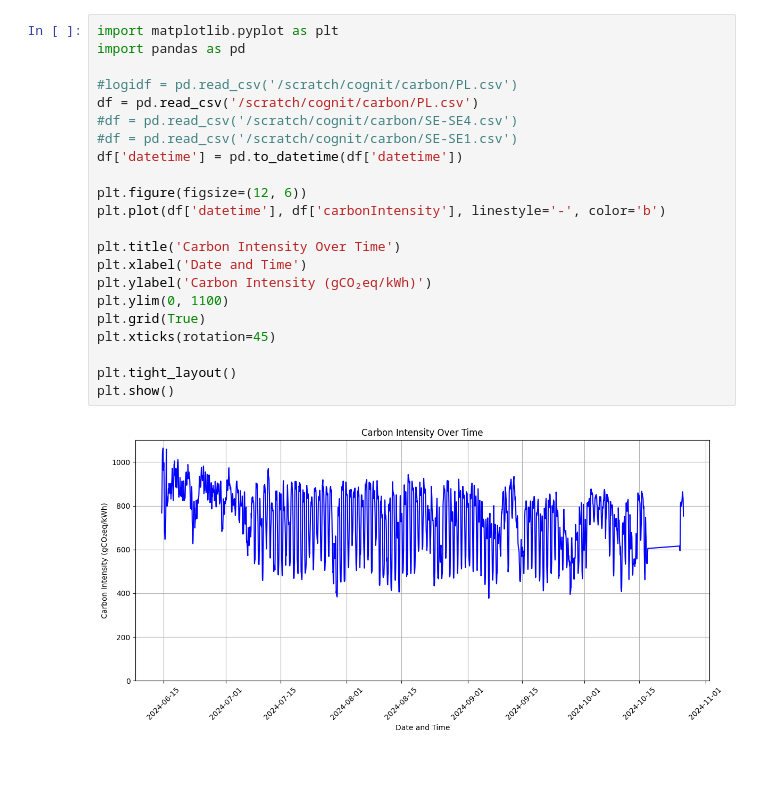
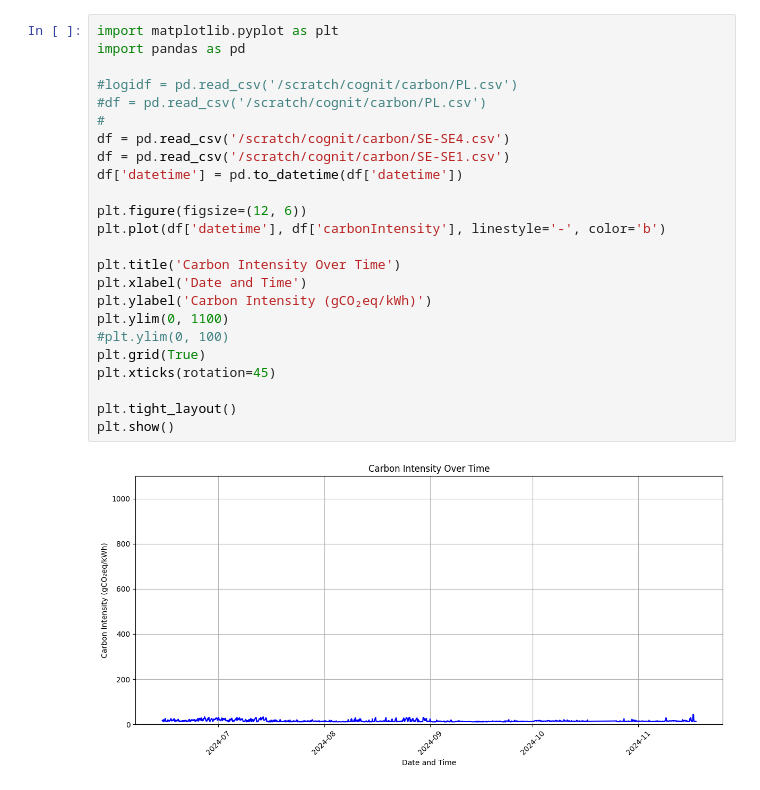
Before and after one commit to johankristianss/carbonsim, a Jupyter notebook: notebooks/PlotCarbonIntensity.ipynb, the cells around one changed output. Saved outputs shown, nothing was run; the diff lists cells and outputs as text.

```diff
--- a/notebooks/PlotCarbonIntensity.ipynb
+++ b/notebooks/PlotCarbonIntensity.ipynb
@@ -1,24 +1,26 @@
 # %%
 import matplotlib.pyplot as plt
 import pandas as pd
 
 #logidf = pd.read_csv('/scratch/cognit/carbon/PL.csv')
-df = pd.read_csv('/scratch/cognit/carbon/PL.csv')
-#df = pd.read_csv('/scratch/cognit/carbon/SE-SE4.csv')
-#df = pd.read_csv('/scratch/cognit/carbon/SE-SE1.csv')
+#df = pd.read_csv('/scratch/cognit/carbon/PL.csv')
+#
+df = pd.read_csv('/scratch/cognit/carbon/SE-SE4.csv')
+df = pd.read_csv('/scratch/cognit/carbon/SE-SE1.csv')
 df['datetime'] = pd.to_datetime(df['datetime'])
 
 plt.figure(figsize=(12, 6))
 plt.plot(df['datetime'], df['carbonIntensity'], linestyle='-', color='b')
 
 plt.title('Carbon Intensity Over Time')
 plt.xlabel('Date and Time')
 plt.ylabel('Carbon Intensity (gCO₂eq/kWh)')
 plt.ylim(0, 1100)
+#plt.ylim(0, 100)
 plt.grid(True)
 plt.xticks(rotation=45)
 
 plt.tight_layout()
 plt.show()
 # %% [output]
-[figure, old version]
+[figure, new version]
```
Also changed, not shown: 20 other files.
